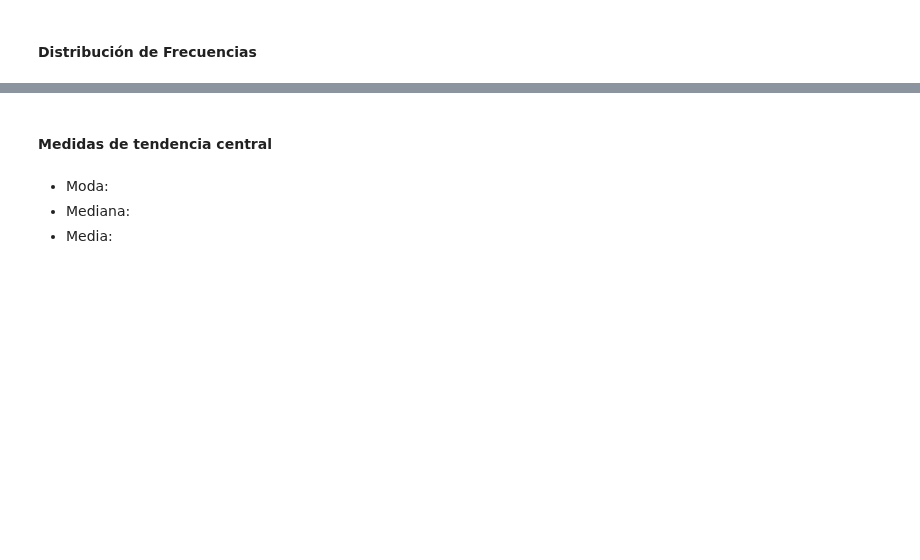
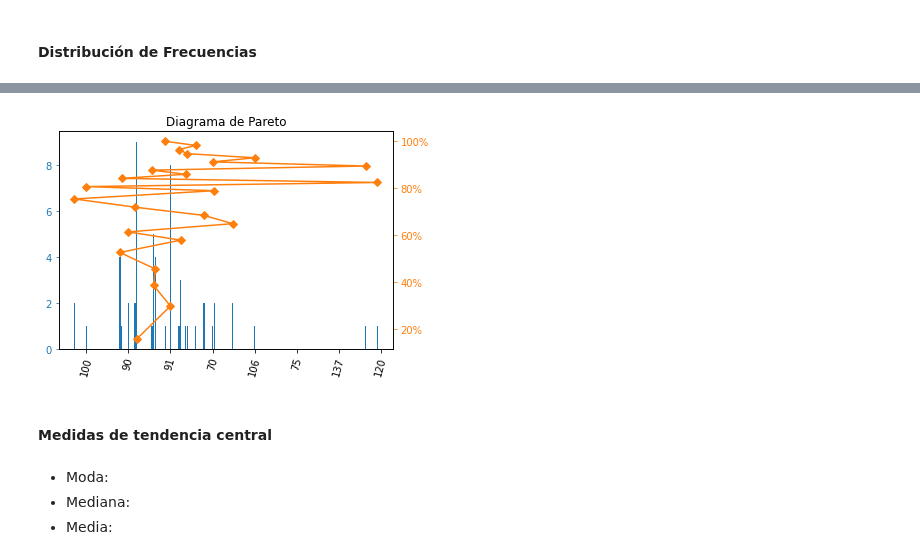
Before and after one commit to Calm-leon/proyecto-an-lisis-de-datos, a Jupyter notebook: Copia_de_Pokemon.ipynb, the cells around one changed output, grey strips where cells are left out. Drawn from its saved outputs; the diff is of its cells as text; code cells hidden in the pictures; blank space fills up the shorter version.

```diff
--- a/Copia_de_Pokemon.ipynb
+++ b/Copia_de_Pokemon.ipynb
@@ -353,3 +398,29 @@ dtype: int64
+# %%
+# Indicamos que solo utilizaremos un gráfico
+fig = plt.figure()
+ax = fig.add_subplot(1,1,1)
+
+# Le asignamos un título al gráfico
+ax.set_title('Diagrama de Pareto')
+
+# Creamos una gráfica de barras con las frecuencias absolutas
+ax.bar(frec_df.index, frec_df['Frec_abs'], color = 'C0')
+
+# Graficamos los valores de la frecuencia relativa acumulada
+ax2 = ax.twinx() # Le indicamos que este será nuestro eje a graficar
+ax2.plot(frec_df.index, frec_df['Frec_rel_%_acum'], color='C1', marker='D', ms=5)
+ax2.yaxis.set_major_formatter(PercentFormatter())
+
+# Assignamos un color para las etiquetas de los ejes "y"
+ax.tick_params(axis = 'y', colors = 'C0')
+ax2.tick_params(axis = 'y', colors = 'C1')
+
+#Rotamos las etiquetas del eje de las x's
+ax.set_xticklabels(frec_df.index, rotation = 75)
+
+plt.show()
+# %% [output]
+[figure, added]
 # %% [markdown]
 #### Medidas de tendencia central
 # %% [markdown]
```
Also changed, not shown: parts of 7 cells of this notebook.
